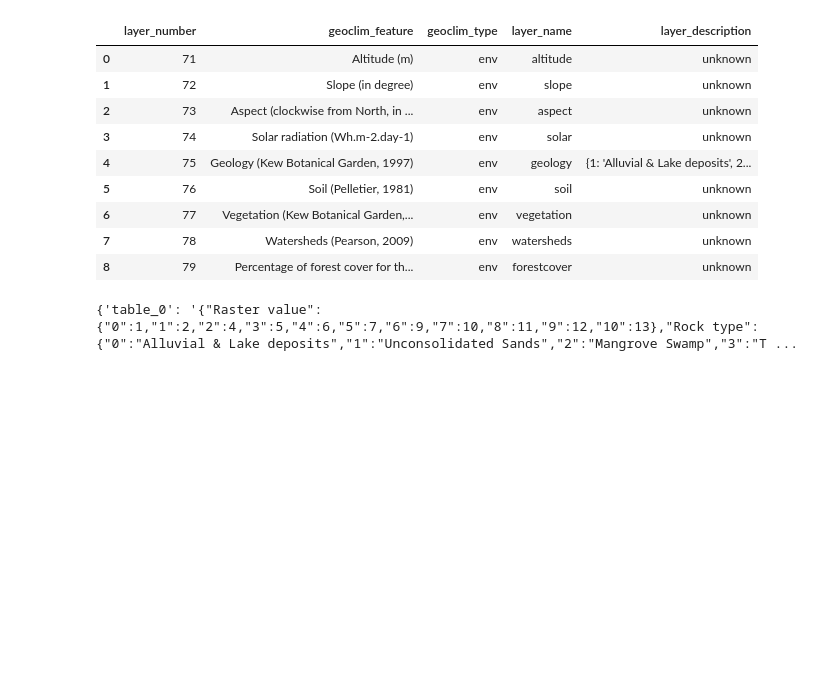
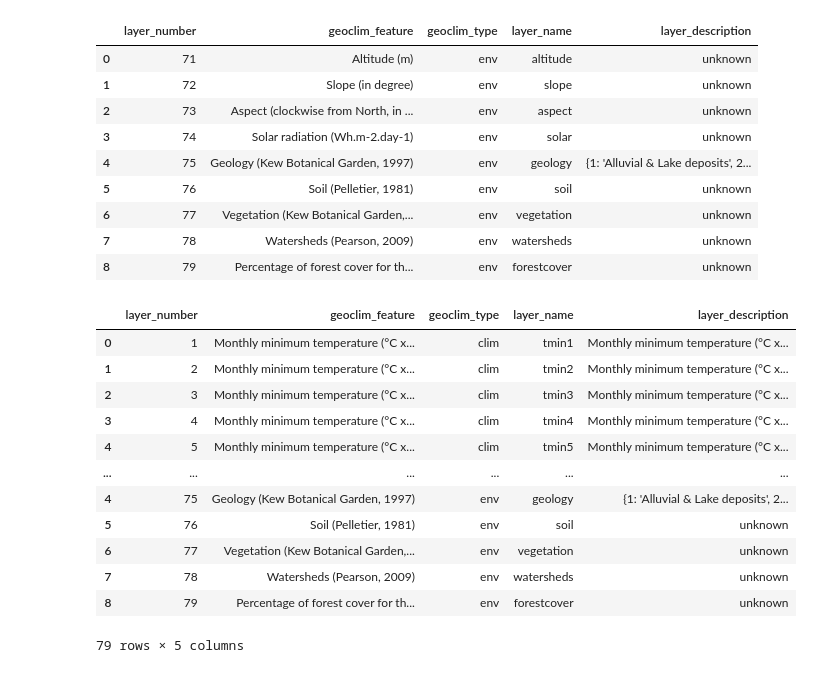
Before and after one commit to tahiri-lab/py_madaclim, a Jupyter notebook: src/coffeaphylogeo/geoclim/layers.ipynb, the cells around one changed output. Drawn from its saved outputs; the diff is of its cells as text; code cells hidden in the pictures; blank space fills up the shorter version.

```diff
--- a/src/coffeaphylogeo/geoclim/layers.ipynb
+++ b/src/coffeaphylogeo/geoclim/layers.ipynb
@@ -178,7 +182,7 @@ def add_layer_numbers_bio_monthly(df: pd.DataFrame) -> pd.DataFrame:
     for layer_name in categories_layer_name:
 
         # Extract common base layer name
-        category_feature_val = df[df["layer_name"].str.contains(layer_name)]["layer_description"].unique()[0]
+        category_feature_val = df[df["layer_name"].str.contains(layer_name)]["layer_description"].str.split(" - ").str[0].unique()[0]
         monthly_features[f"{layer_name}_cat_feature"] = category_feature_val
 
         # Get df associated with common category
@@ -186,7 +190,7 @@ def add_layer_numbers_bio_monthly(df: pd.DataFrame) -> pd.DataFrame:
         monthly_features[f"{layer_name}_df"] = category_feature_df
 
         # Assign layer number according to current category
-        df.loc[df["layer_description"] == category_feature_val, "layer_number"] = range(current_start_layer, current_start_layer + len(category_feature_df))
+        df.loc[df["layer_name"].str.contains(layer_name), "layer_number"] = range(current_start_layer, current_start_layer + len(category_feature_df))
         current_start_layer += len(category_feature_df)
 
     df["layer_number"] = df["layer_number"].astype(int)
@@ -432,7 +436,19 @@ df_env
 | 6 | 77 | Vegetation (Kew Botanical Garden,... | env | vegetation | unknown |
 | 7 | 78 | Watersheds (Pearson, 2009) | env | watersheds | unknown |
 | 8 | 79 | Percentage of forest cover for th... | env | forestcover | unknown |
-# %%
-env_meta
-# %% [output]
-{'table_0': '{"Raster value":{"0":1,"1":2,"2":4,"3":5,"4":6,"5":7,"6":9,"7":10,"8":11,"9":12,"10":13},"Rock type":{"0":"Alluvial & Lake deposits","1":"Unconsolidated Sands","2":"Mangrove Swamp","3":"T ...
+# %%
+pd.concat([df_clim, df_env])
+# %% [output]
+|  | layer_number | geoclim_feature | geoclim_type | layer_name | layer_description |
+| 0 | 1 | Monthly minimum temperature (°C x... | clim | tmin1 | Monthly minimum temperature (°C x... |
+| 1 | 2 | Monthly minimum temperature (°C x... | clim | tmin2 | Monthly minimum temperature (°C x... |
+| 2 | 3 | Monthly minimum temperature (°C x... | clim | tmin3 | Monthly minimum temperature (°C x... |
+| 3 | 4 | Monthly minimum temperature (°C x... | clim | tmin4 | Monthly minimum temperature (°C x... |
+| 4 | 5 | Monthly minimum temperature (°C x... | clim | tmin5 | Monthly minimum temperature (°C x... |
+| ... | ... | ... | ... | ... | ... |
+| 4 | 75 | Geology (Kew Botanical Garden, 1997) | env | geology | {1: 'Alluvial & Lake deposits', 2... |
+| 5 | 76 | Soil (Pelletier, 1981) | env | soil | unknown |
+| 6 | 77 | Vegetation (Kew Botanical Garden,... | env | vegetation | unknown |
+| 7 | 78 | Watersheds (Pearson, 2009) | env | watersheds | unknown |
+| 8 | 79 | Percentage of forest cover for th... | env | forestcover | unknown |
+79 rows × 5 columns
```
Also changed, not shown: parts of 5 cells of this notebook.
